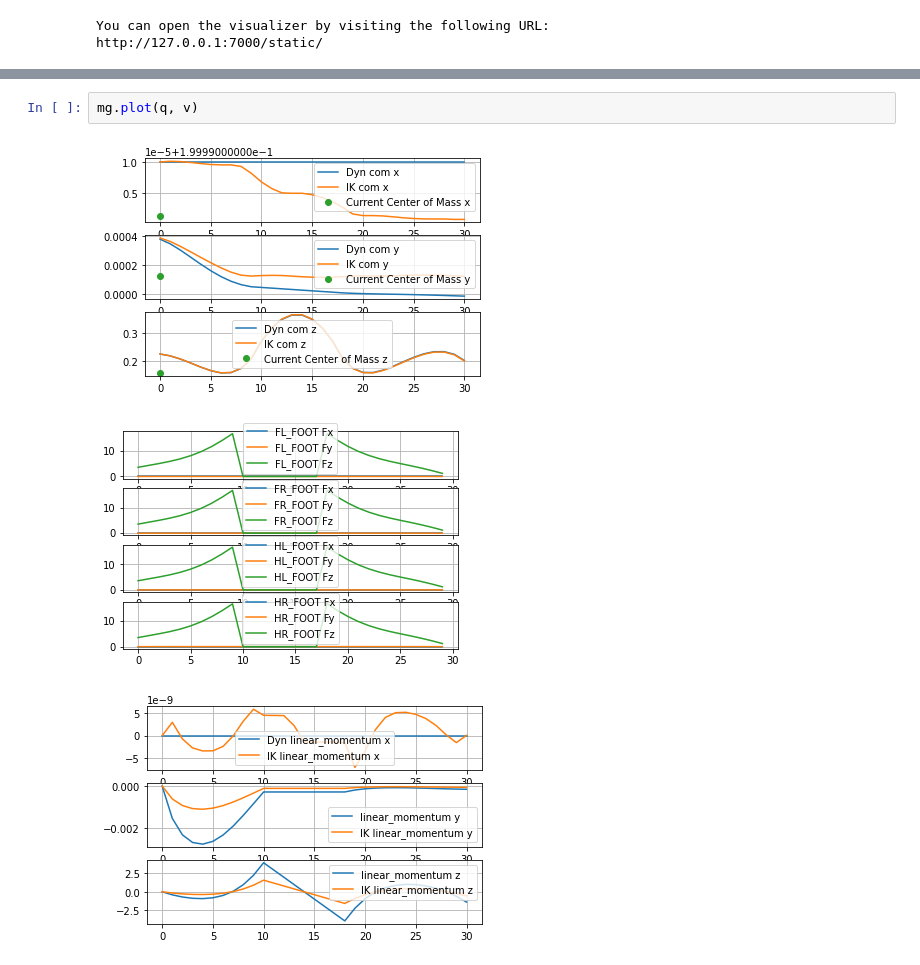
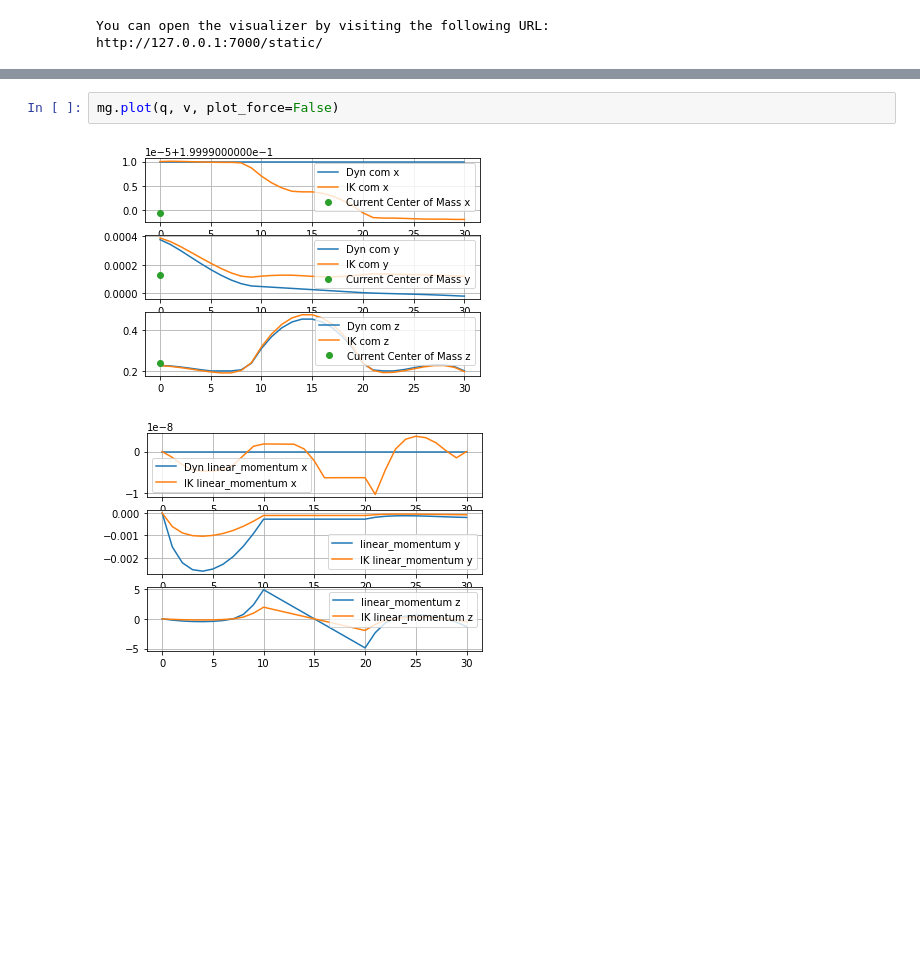
Before and after one commit to machines-in-motion/biconvex_mpc, a Jupyter notebook: demos/mpc/acyclic_viz.ipynb, the cells around one changed output, grey strips where cells are left out. Cells and saved outputs as stored; diff of their text form; blank space fills up the shorter version.

```diff
--- a/demos/mpc/acyclic_viz.ipynb
+++ b/demos/mpc/acyclic_viz.ipynb
@@ -77,6 +77,5 @@ Final norm: 0.000968543
 # %%
-mg.plot(q, v)
+mg.plot(q, v, plot_force=False)
 # %% [output]
-[figure, old version]
+[figure, new version]
-[figure, old version]
+[figure, new version]
-[figure, removed]
```
Also changed, not shown: parts of 1 cell of this notebook, 4 other files.
